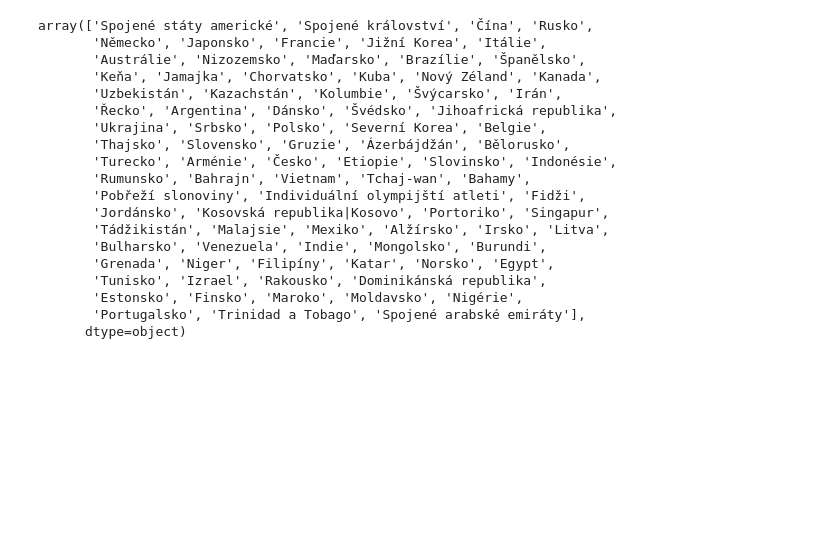
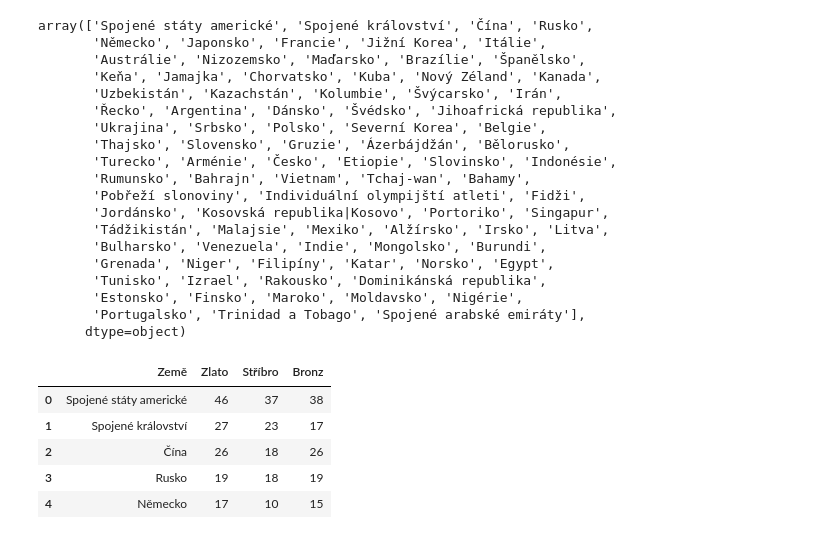
Before and after one commit to JanaEsther/czechitas-python-pro-datovou-analyzu-2024-02, a Jupyter notebook: notebooks/lekce-01/olympiada.ipynb, the cells around one changed output. Drawn from its saved outputs; the diff is of its cells as text; code cells hidden in the pictures; blank space fills up the shorter version.

```diff
--- a/notebooks/lekce-01/olympiada.ipynb
+++ b/notebooks/lekce-01/olympiada.ipynb
@@ -68,4 +70,13 @@ array(['Spojené státy americké', 'Spojené království', 'Čína', 'Rusko',
        'Estonsko', 'Finsko', 'Maroko', 'Moldavsko', 'Nigérie',
        'Portugalsko', 'Trinidad a Tobago', 'Spojené arabské emiráty'],
       dtype=object)
+# %%
+data.head(5)
+# %% [output]
+|  | Země | Zlato | Stříbro | Bronz |
+| 0 | Spojené státy americké | 46 | 37 | 38 |
+| 1 | Spojené království | 27 | 23 | 17 |
+| 2 | Čína | 26 | 18 | 26 |
+| 3 | Rusko | 19 | 18 | 19 |
+| 4 | Německo | 17 | 10 | 15 |
 # %%
```
Also changed, not shown: parts of 5 cells of this notebook, 12 other files.
